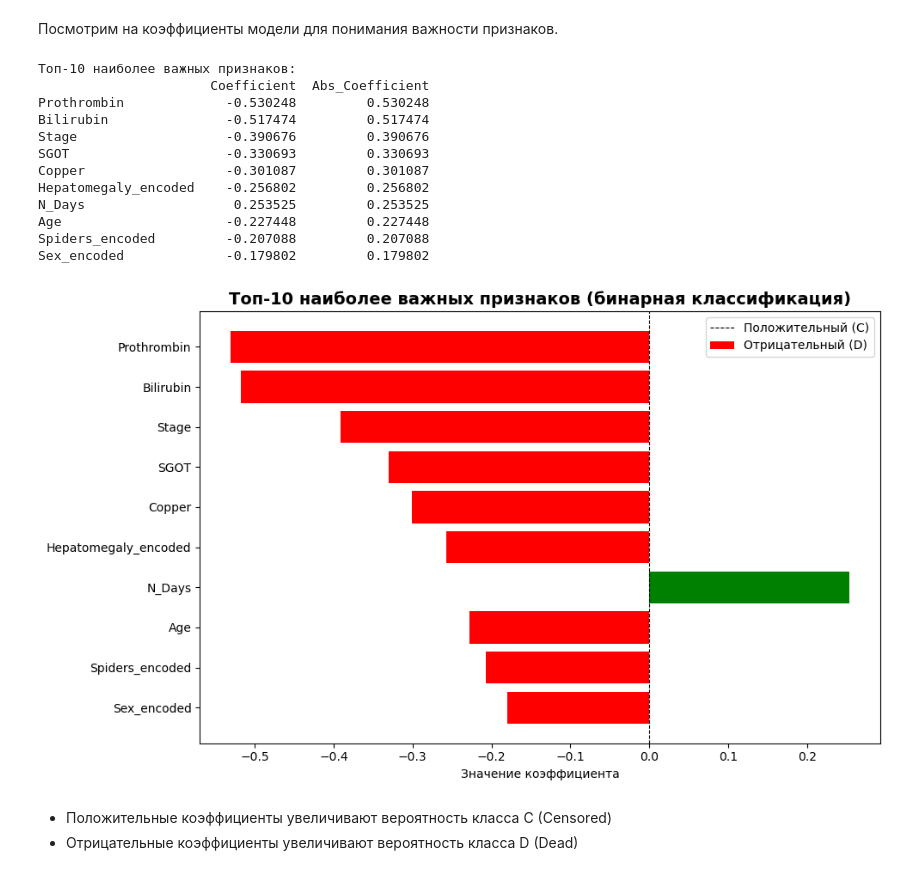
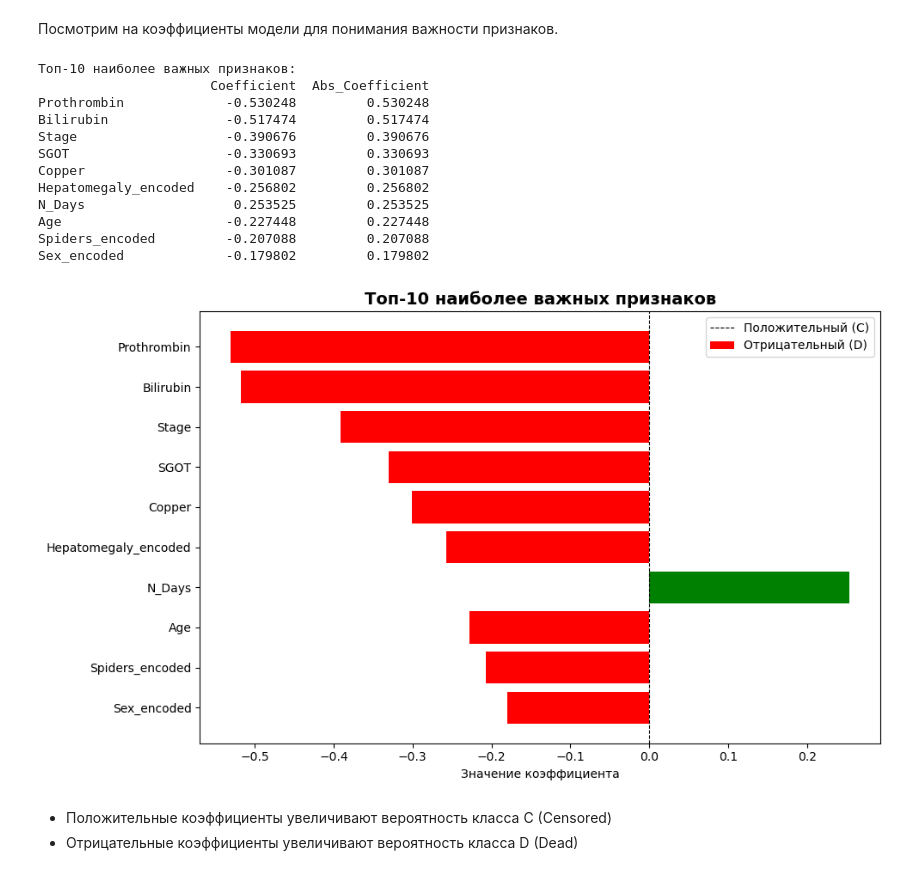
Before and after one commit to MariaKhudiakova/cirrhosis-prediction, a Jupyter notebook: notebooks/logistic_regression.ipynb, the cells around one changed output. Saved outputs shown, nothing was run; the diff lists cells and outputs as text; code cells hidden in the pictures.

```diff
--- a/notebooks/logistic_regression.ipynb
+++ b/notebooks/logistic_regression.ipynb
@@ -418,35 +397,35 @@ feature_importance_binary = pd.DataFrame(
 feature_importance_binary['Abs_Coefficient'] = feature_importance_binary['Coefficient'].abs()
 feature_importance_binary = feature_importance_binary.sort_values('Abs_Coefficient', ascending=False)
 
 print("Топ-10 наиболее важных признаков:")
 print(feature_importance_binary[['Coefficient', 'Abs_Coefficient']].head(10))
 
 plt.figure(figsize=(10, 6))
 top_features_binary = feature_importance_binary.head(10)
 colors = ['red' if x < 0 else 'green' for x in top_features_binary['Coefficient']]
 plt.barh(range(len(top_features_binary)), top_features_binary['Coefficient'], color=colors)
 plt.yticks(range(len(top_features_binary)), top_features_binary.index)
 plt.xlabel('Значение коэффициента')
-plt.title('Топ-10 наиболее важных признаков (бинарная классификация)', fontsize=14, fontweight='bold')
+plt.title('Топ-10 наиболее важных признаков', fontsize=14, fontweight='bold')
 plt.axvline(x=0, color='black', linestyle='--', linewidth=0.8)
 plt.legend(['Положительный (C)', 'Отрицательный (D)'], loc='best')
 plt.gca().invert_yaxis()
 plt.tight_layout()
 plt.show()
 # %% [output]
 Топ-10 наиболее важных признаков:
                       Coefficient  Abs_Coefficient
 Prothrombin             -0.530248         0.530248
 Bilirubin               -0.517474         0.517474
 Stage                   -0.390676         0.390676
 SGOT                    -0.330693         0.330693
 Copper                  -0.301087         0.301087
 Hepatomegaly_encoded    -0.256802         0.256802
 N_Days                   0.253525         0.253525
 Age                     -0.227448         0.227448
 Spiders_encoded         -0.207088         0.207088
 Sex_encoded             -0.179802         0.179802
-[figure, old version]
+[figure, new version]
 # %% [markdown]
 - Положительные коэффициенты увеличивают вероятность класса C (Censored)
 - Отрицательные коэффициенты увеличивают вероятность класса D (Dead)
```
Also changed, not shown: parts of 23 cells of this notebook, 11 other files.
